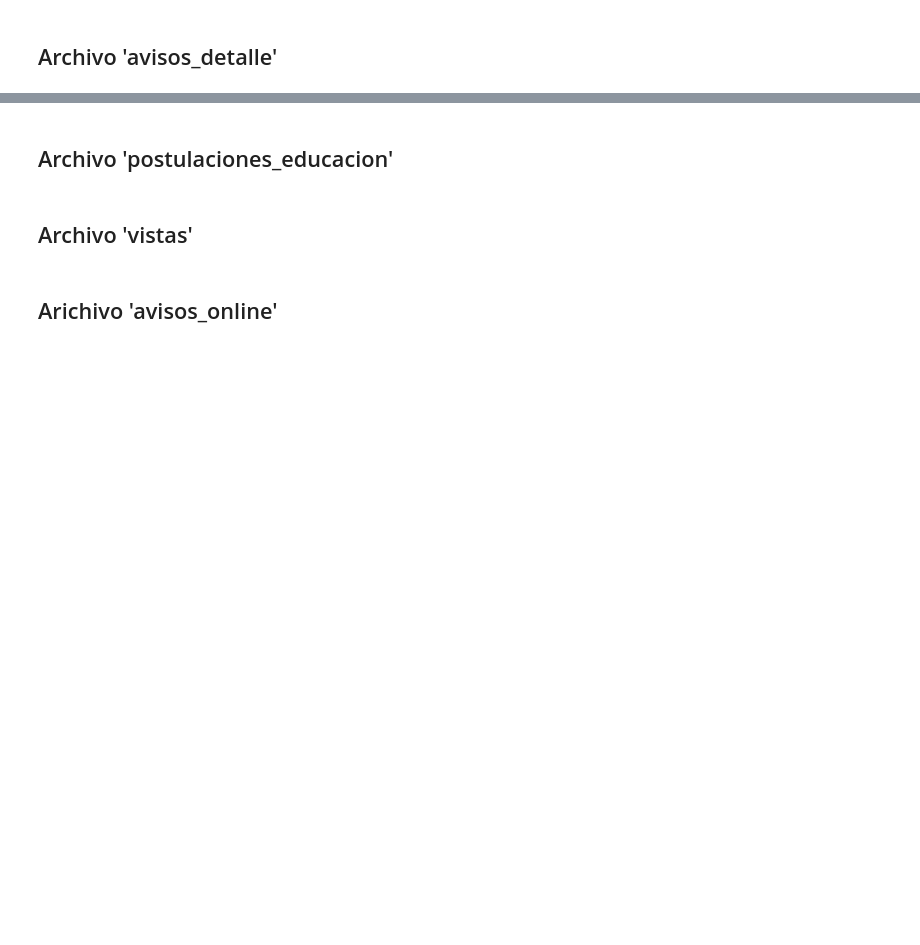
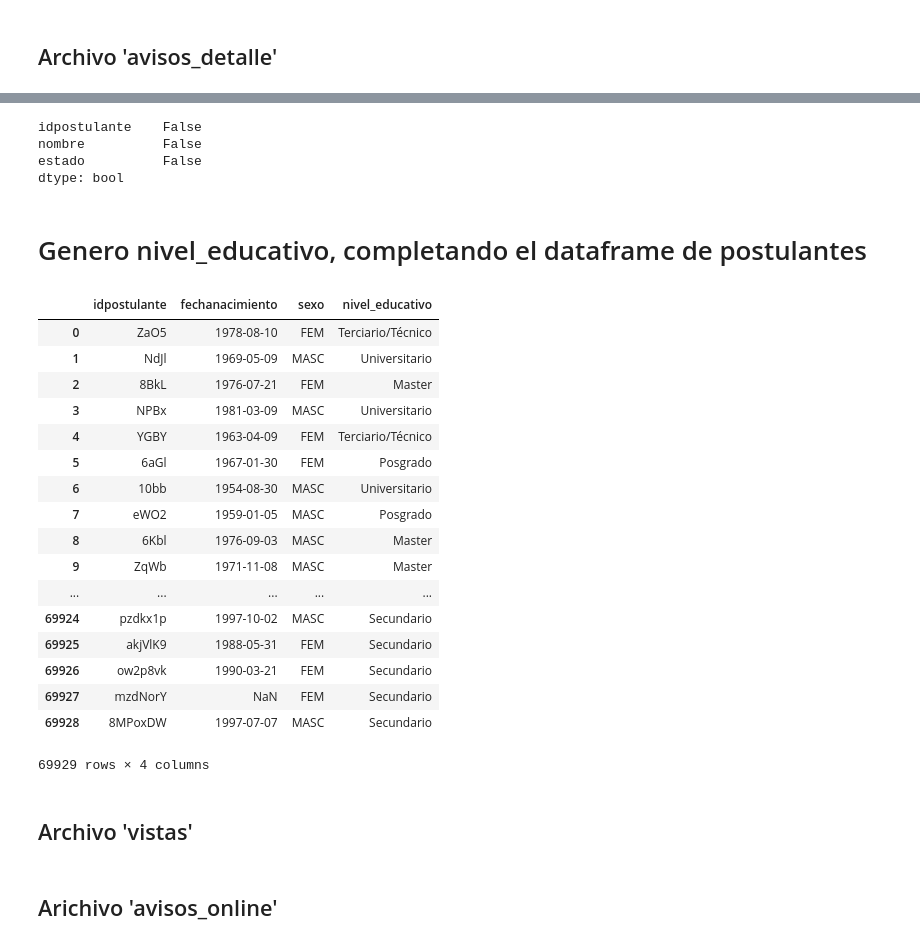
Before and after one commit to juanpcapurro/tp_datos, a Jupyter notebook: Exploracion.ipynb, the cells around one changed output, grey strips where cells are left out. Drawn from its saved outputs; the diff is of its cells as text; code cells hidden in the pictures; blank space fills up the shorter version.

Commit message:
agregue calculo de nivel educativo

```diff
--- a/Exploracion.ipynb
+++ b/Exploracion.ipynb
@@ -20,8 +20,6 @@ genero_edad_navent = pd.read_csv('datos/datos_navent/fiuba_2_postulantes_genero_
 genero_edad_hasta_15_4 = pd.read_csv('datos/hasta_15_4/fiuba_2_postulantes_genero_y_edad.csv')
 genero_edad_desde_15_4 = pd.read_csv('datos/desde_15_4/fiuba_2_postulantes_genero_y_edad.csv')
 genero_edad_postulantes = genero_edad_navent.merge(genero_edad_hasta_15_4, on=['idpostulante','fechanacimiento','sexo'], how='outer')
-genero_edad_postulantes = genero_edad_postulantes.merge(genero_edad_desde_15_4, on=['idpostulante','fechanacimiento','sexo'], how='outer')
-#genero_edad_postulantes['fechanacimiento'] = genero_edad_postulantes['fechanacimiento'].map(datetime.timestamp)
 # %%
 print("tamaño archivo navent {}".format(genero_edad_navent.size))
 print("tamaño archivo hasta_15_4 {}".format(genero_edad_hasta_15_4.size))
@@ -34,13 +32,18 @@ def postulantes_str2timestamp(s): # debo
         return datetime.datetime.strptime(s, '%Y-%m-%d')
     except:
         return None
-print(str2timestamp(genero_edad_postulantes['fechanacimiento'][8]))
-print(genero_edad_postulantes['fechanacimiento'][8])
-
 print (genero_edad_postulantes.describe()) #veo que hay repetidos por id
 print (genero_edad_postulantes['sexo'].value_counts()) #veo que hay gente (4) con sexo '0'
 genero_edad_postulantes.dtypes
-print(type(str2timestamp(genero_edad_postulantes['fechanacimiento'][4])))
+# Genero una funcion para satinizar archivos de postulantes_genero_edad
+genero_categoria = CategoricalDtype(categories=["MASC","FEM","NO_DECLARA"], ordered=False)
+def satinize_postulante_genero_edad(df):
+    df['sexo'] = df['sexo'].astype(genero_categoria).fillna("NO_DECLARA")
+    df = df.drop_duplicates(subset='idpostulante')
+    df['fechanacimiento']= df['fechanacimiento'].map(postulantes_str2timestamp)
+    return df
+genero_edad_postulantes = satinize_postulante_genero_edad(genero_edad_postulantes)
+genero_edad_postulantes.head()
 # %% [output]
 tamaño archivo navent 602664
 tamaño archivo hasta_15_4 893241
@@ -153,2 +118,0 @@ postulaciones_genero_edad.isnull().any()
-# %% [markdown]
-## Archivo 'postulaciones_educacion'
@@ -160,3 +119,51 @@ postulaciones_educacion.isnull().any()
+# %%
+educacion_postulantes = pd.read_csv(
+    'datos/datos_navent/fiuba_1_postulantes_educacion.csv'
+).merge(pd.read_csv('datos/hasta_15_4/fiuba_1_postulantes_educacion.csv'))
+educacion_postulantes.isna().any() #no hay nulos
+educacion_postulantes.duplicated().value_counts()#ni duplicados
+# %% [output]
+idpostulante    False
+nombre          False
+estado          False
+dtype: bool
+# %% [markdown]
+# Genero nivel_educativo, completando el dataframe de postulantes
+# %%
+def generar_nivel_educativo(postulantes, educacion):
+    #Considero como nivel educativo el maximo nivel que alcanzaron que fue completado.
+    #Descarto estudios en curso o abandonados, quizas deba volver aca en algun momento
+    tipo_estudio = CategoricalDtype(
+        categories=["Otro","Secundario","Terciario/Técnico","Universitario","Posgrado","Master","Doctorado"],
+        ordered=True
+    )
+    educacion = educacion[educacion.estado=='Graduado'].drop(['estado'],1)
+    educacion.nombre= educacion.nombre.astype(tipo_estudio)
+    educacion = educacion.sort_values(by='nombre',ascending=True)
+    educacion = educacion.drop_duplicates(subset='idpostulante',keep='last')
+    postulantes = postulantes.merge(educacion, on='idpostulante')
+    postulantes = postulantes.rename(index=str,columns={'nombre':'nivel_educativo'})
+    return postulantes.copy()
+postulantes = generar_nivel_educativo(genero_edad_postulantes, educacion_postulantes)
+# %% [output]
+|  | idpostulante | fechanacimiento | sexo | nivel_educativo |
+| 0 | ZaO5 | 1978-08-10 | FEM | Terciario/Técnico |
+| 1 | NdJl | 1969-05-09 | MASC | Universitario |
+| 2 | 8BkL | 1976-07-21 | FEM | Master |
+| 3 | NPBx | 1981-03-09 | MASC | Universitario |
+| 4 | YGBY | 1963-04-09 | FEM | Terciario/Técnico |
+| 5 | 6aGl | 1967-01-30 | FEM | Posgrado |
+| 6 | 10bb | 1954-08-30 | MASC | Universitario |
+| 7 | eWO2 | 1959-01-05 | MASC | Posgrado |
+| 8 | 6Kbl | 1976-09-03 | MASC | Master |
+| 9 | ZqWb | 1971-11-08 | MASC | Master |
+| ... | ... | ... | ... | ... |
+| 69924 | pzdkx1p | 1997-10-02 | MASC | Secundario |
+| 69925 | akjVlK9 | 1988-05-31 | FEM | Secundario |
+| 69926 | ow2p8vk | 1990-03-21 | FEM | Secundario |
+| 69927 | mzdNorY | NaN | FEM | Secundario |
+| 69928 | 8MPoxDW | 1997-07-07 | MASC | Secundario |
+69929 rows × 4 columns
 # %%
 # Hay ids de postulantes duplicados, lo que es consistente con que un postulante tenga en su perfil
 # por ejemplo, un estudio universitario en curso y un estudio secundario completo
```
Also changed, not shown: parts of 42 cells of this notebook.
